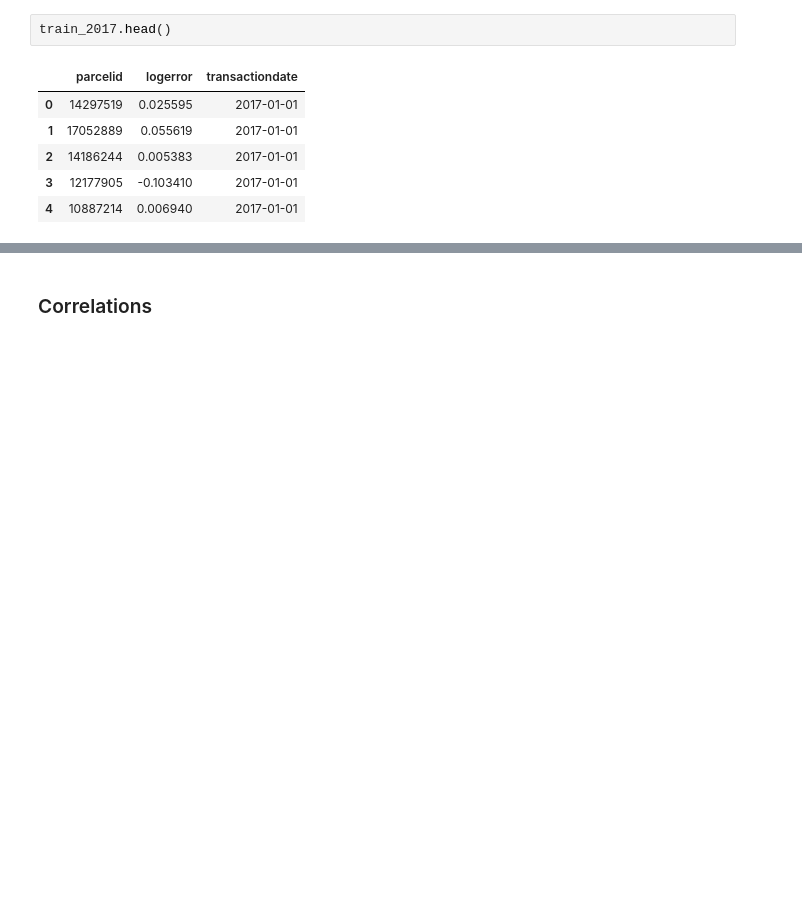
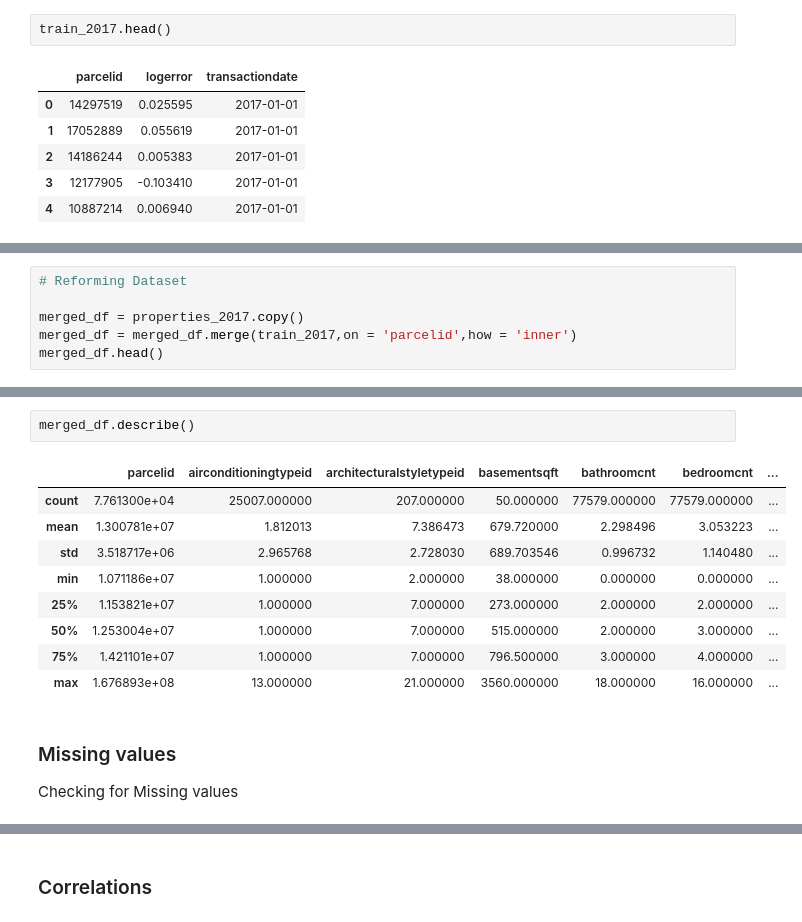
Before and after one commit to RuieX/Data-and-Web-Mining-project, a Jupyter notebook: project/src/notebooks/feature_engineering.ipynb, the cells around one changed output, grey strips where cells are left out. Drawn from its saved outputs; the diff is of its cells as text; blank space fills up the shorter version.

```diff
--- a/project/src/notebooks/feature_engineering.ipynb
+++ b/project/src/notebooks/feature_engineering.ipynb
@@ -108,0 +214,6 @@ final_df.shape
+# %%
+# Reforming Dataset
+
+merged_df = properties_2017.copy()
+merged_df = merged_df.merge(train_2017,on = 'parcelid',how = 'inner')
+merged_df.head()
@@ -108,0 +295,15 @@ final_df.shape
+# %%
+merged_df.describe()
+# %% [output]
+|  | parcelid | airconditioningtypeid | architecturalstyletypeid | basementsqft | bathroomcnt | bedroomcnt | ... |
+| count | 7.761300e+04 | 25007.000000 | 207.000000 | 50.000000 | 77579.000000 | 77579.000000 | ... |
+| mean | 1.300781e+07 | 1.812013 | 7.386473 | 679.720000 | 2.298496 | 3.053223 | ... |
+| std | 3.518717e+06 | 2.965768 | 2.728030 | 689.703546 | 0.996732 | 1.140480 | ... |
+| min | 1.071186e+07 | 1.000000 | 2.000000 | 38.000000 | 0.000000 | 0.000000 | ... |
+| 25% | 1.153821e+07 | 1.000000 | 7.000000 | 273.000000 | 2.000000 | 2.000000 | ... |
+| 50% | 1.253004e+07 | 1.000000 | 7.000000 | 515.000000 | 2.000000 | 3.000000 | ... |
+| 75% | 1.421101e+07 | 1.000000 | 7.000000 | 796.500000 | 3.000000 | 4.000000 | ... |
+| max | 1.676893e+08 | 13.000000 | 21.000000 | 3560.000000 | 18.000000 | 16.000000 | ... |
+# %% [markdown]
+### Missing values
+Checking for Missing values
```
Also changed, not shown: parts of 87 cells of this notebook, 1 other file.
